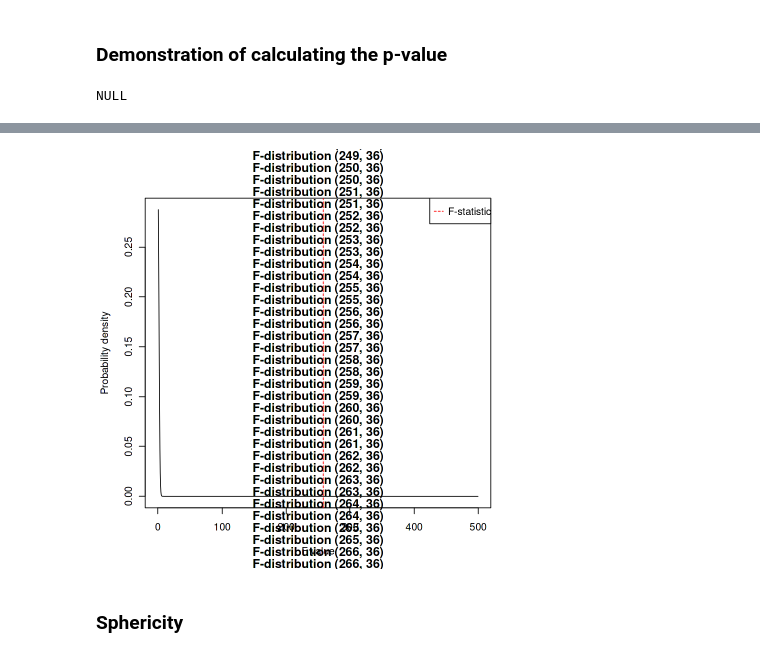
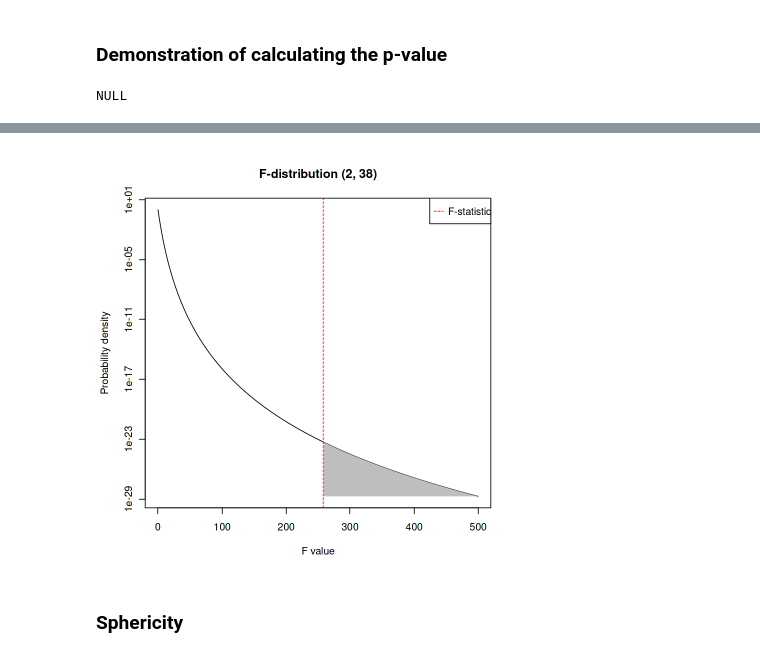
Before and after one commit to natezuk/RM-S2-Stats-R-Demos, a Jupyter notebook: psyc20255-rm-s2-statistics-rmanova-r.ipynb, the cells around one changed output, grey strips where cells are left out. Saved outputs shown, nothing was run; the diff lists cells and outputs as text; code cells hidden in the pictures.

```diff
--- a/psyc20255-rm-s2-statistics-rmanova-r.ipynb
+++ b/psyc20255-rm-s2-statistics-rmanova-r.ipynb
@@ -80,3 +87,14 @@ Signif. codes:  0 ‘***’ 0.001 ‘**’ 0.01 ‘*’ 0.05 ‘.’ 0.1 ‘ ’
 
             HF eps  Pr(>F[HF])
 Condition 1.037868 7.46439e-23
+# %%
+# Get and display the main information for the within-subjects effect
+univar_anova <- summary_aov$univariate.tests
+dof1 <- univar_anova[2,'num Df']
+dof2 <- univar_anova[2,'den Df']
+Fstat <- univar_anova[2,'F value']
+pval <- univar_anova[2,'Pr(>F)']
+
+cat(sprintf("Degrees of freedom = (%.0f,%.0f)\n", dof1, dof2))
+cat(sprintf("F-statistic = %.2f\n", Fstat))
+cat(sprintf("pval = %.3f\n", pval))
@@ -97,19 +122,14 @@ Within-subject SS = 548327.36
 # %% [markdown]
 ### Demonstration of calculating the p-value
 # %%
-anova_table <- anova(anova_results)
-print(anova_table$`Df`[1])
-
-# Get statistic values
-dof1 <- summary_aov$
-
 # Plot the F-distribution
 x <- seq(0, 500, length.out = 1000)
 y <- df(x, dof1, dof2)
 
-plot(x, y, type = "l", main = sprintf("F-distribution (%.0f, %.0f)", dof1, dof2), xlab = "F value", ylab = "Probability density")
+plot(x, y, type = "l", main = sprintf("F-distribution (%.0f, %.0f)", dof1, dof2),
+     xlab = "F value", ylab = "Probability density", log="y")
 abline(v = Fstat, col = "red", lty = 2)
-polygon(c(Fstat, x[x >= Fstat]), c(0, y[x >= Fstat]), col = "gray", border = NA)
+polygon(c(Fstat, x[x >= Fstat]), c(min(y[y>0]), y[x >= Fstat]), col = "gray", border = NA)
 legend("topright", legend = sprintf("F-statistic = %.1f", Fstat), col = "red", lty = 2)
 # %% [output]
 NULL
@@ -118,4 +136,4 @@ Warning message in df(x, dof1, dof2):
-[figure, old version]
+[figure, new version]
 # %% [markdown]
 ### Sphericity
 # %%
```
Also changed, not shown: parts of 12 cells of this notebook, 1 other file.
